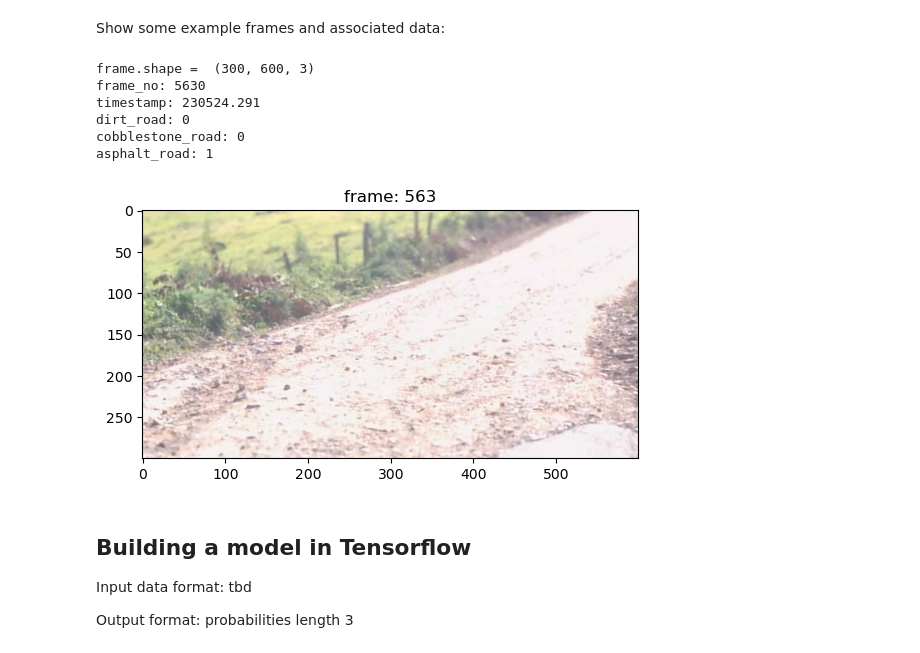
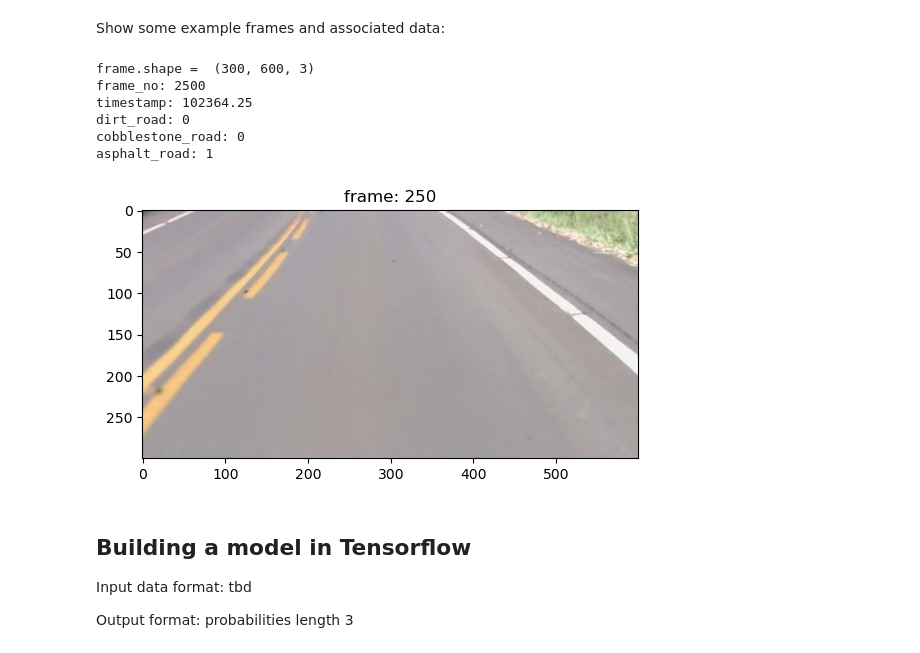
Before and after one commit to mx956/EECE568_ML_PVS_Project, a Jupyter notebook: Road_Surface_Type_Classification/road_classification_Matt.ipynb, the cells around one changed output. Cells and saved outputs as stored; diff of their text form; code cells hidden in the pictures.

```diff
--- a/Road_Surface_Type_Classification/road_classification_Matt.ipynb
+++ b/Road_Surface_Type_Classification/road_classification_Matt.ipynb
@@ -284,26 +295,26 @@ print(video.get(cv2.CAP_PROP_FRAME_COUNT) // video.get(cv2.CAP_PROP_FPS))
 Show some example frames and associated data:
 # %%
 # show some sample frames extracted randomly from dataset, show according labels and past 5 data samples
-frame_index = 563
+frame_index = 250
 frame = datasets['pvs_1']['sampled_video']['frame'][frame_index]
 print("frame.shape = ", frame.shape)
 plt.figure()
 plt.imshow(frame)
 plt.title(f"frame: {frame_index}")
 
 print(f"frame_no: {datasets['pvs_1']['sampled_video']['frame_no'][frame_index]}")
 print(f"timestamp: {datasets['pvs_1']['sampled_video']['timestamp'][frame_index]}")
 print(f"dirt_road: {datasets['pvs_1']['sampled_video']['dirt_road'][frame_index]}")
 print(f"cobblestone_road: {datasets['pvs_1']['sampled_video']['cobblestone_road'][frame_index]}")
 print(f"asphalt_road: {datasets['pvs_1']['sampled_video']['asphalt_road'][frame_index]}")
 # %% [output]
 frame.shape =  (300, 600, 3)
-frame_no: 5630
-timestamp: 230524.291
+frame_no: 2500
+timestamp: 102364.25
 dirt_road: 0
 cobblestone_road: 0
 asphalt_road: 1
-[figure, old version]
+[figure, new version]
 # %% [markdown]
 ## Building a model in Tensorflow
 
```
Also changed, not shown: parts of 8 cells of this notebook.
